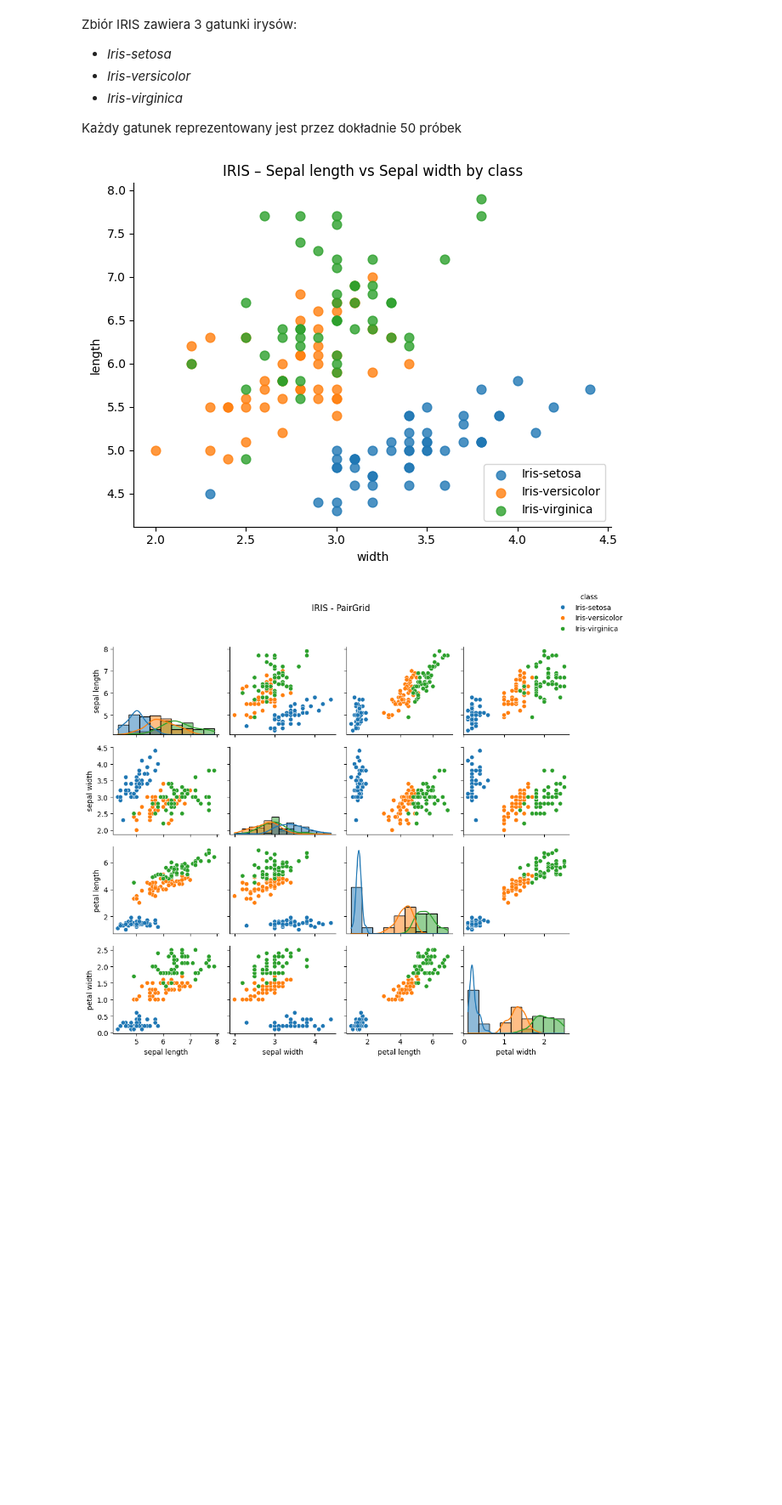
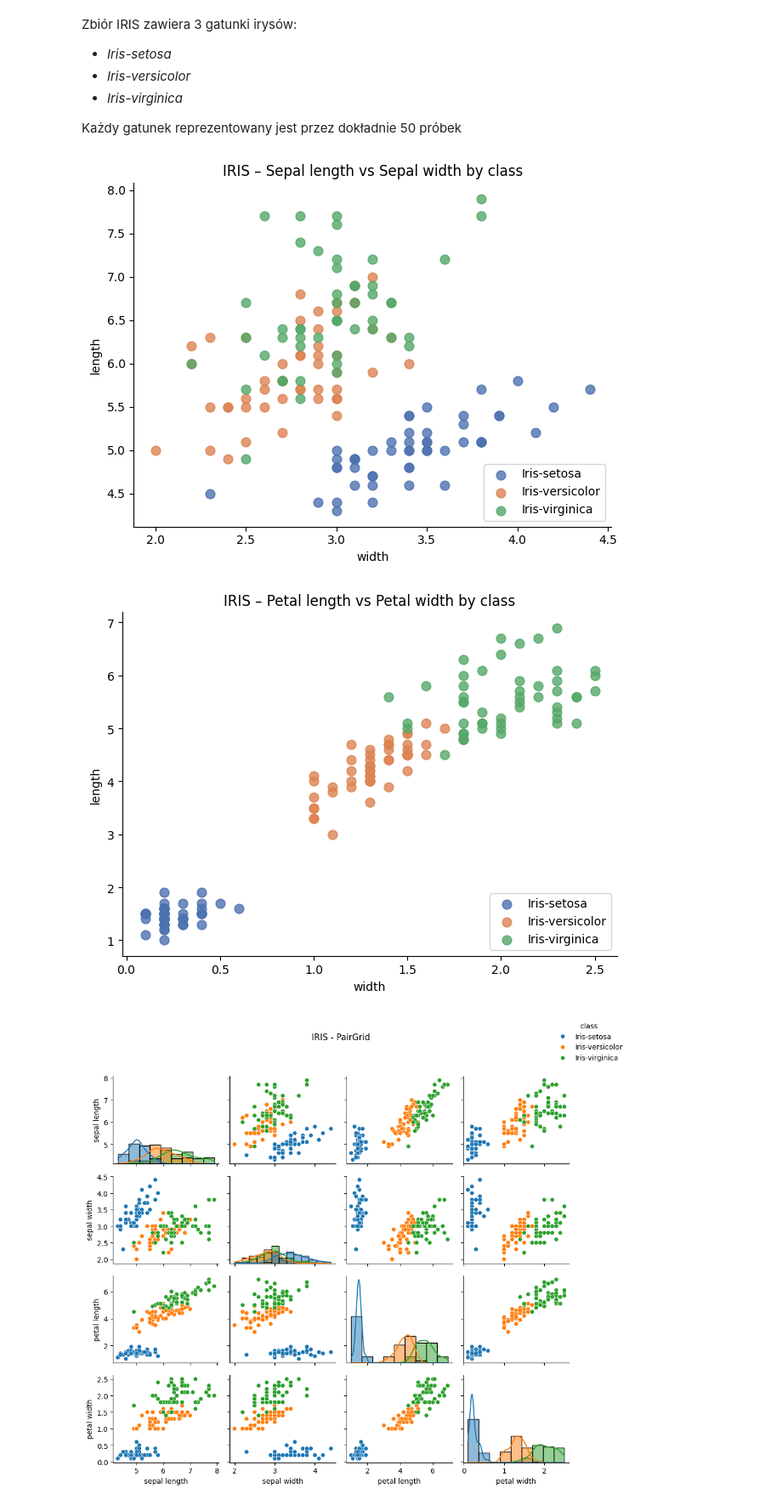
Before and after one commit to mikolaj-olesinski/Machine-Learning-PWR, a Jupyter notebook: lista0/iris_analysys.ipynb, the cells around one changed output. Shown at 85% size. Cells and saved outputs as stored; diff of their text form; code cells hidden in the pictures; blank space fills up the shorter version.

```diff
--- a/lista0/iris_analysys.ipynb
+++ b/lista0/iris_analysys.ipynb
@@ -107,6 +114,8 @@ sns.lmplot(
     x='sepal width',
     y='sepal length',
     hue='class',
+    hue_order=class_order,
+    palette=iris_palette,
     height=5,
     aspect=1.3,
     fit_reg=False,
@@ -126,7 +135,35 @@ plt.ylabel('length')
 plt.tight_layout()
 plt.show()
 # %% [output]
-[figure, old version]
+[figure, new version]
+# %%
+sns.lmplot(
+    data=df_iris,
+    x='petal width',
+    y='petal length',
+    hue='class',
+    hue_order=class_order,
+    palette=iris_palette,
+    height=5,
+    aspect=1.3,
+    fit_reg=False,
+    scatter_kws={'s': 60},
+    legend=False
+)
+plt.legend(
+    loc='lower right',
+    title=None
+)
+
+plt.title('IRIS – Petal length vs Petal width by class')
+plt.xlabel('width')
+plt.ylabel('length')
+
+
+plt.tight_layout()
+plt.show()
+# %% [output]
+[figure, added]
 # %%
 g = sns.PairGrid(df_iris, hue='class', height=2.2)
 g.map_upper(sns.scatterplot)
```
Also changed, not shown: parts of 7 cells of this notebook, 5 other files.
